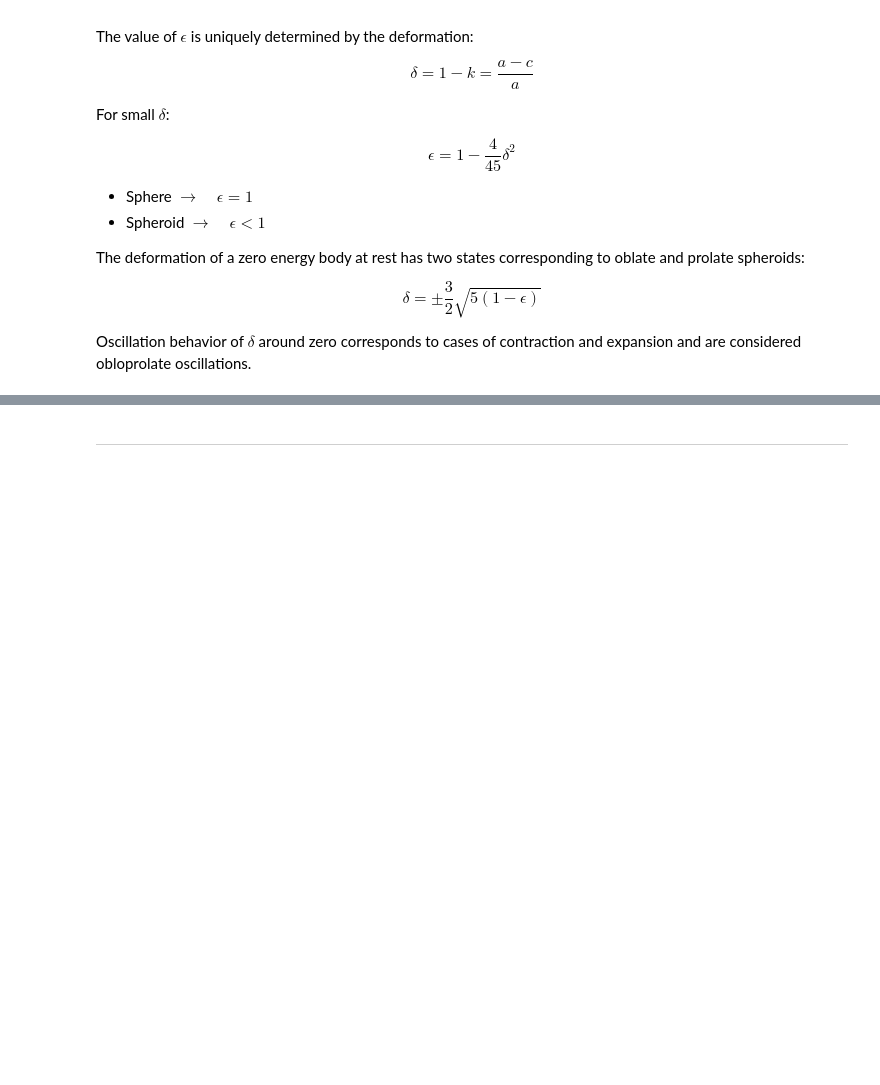
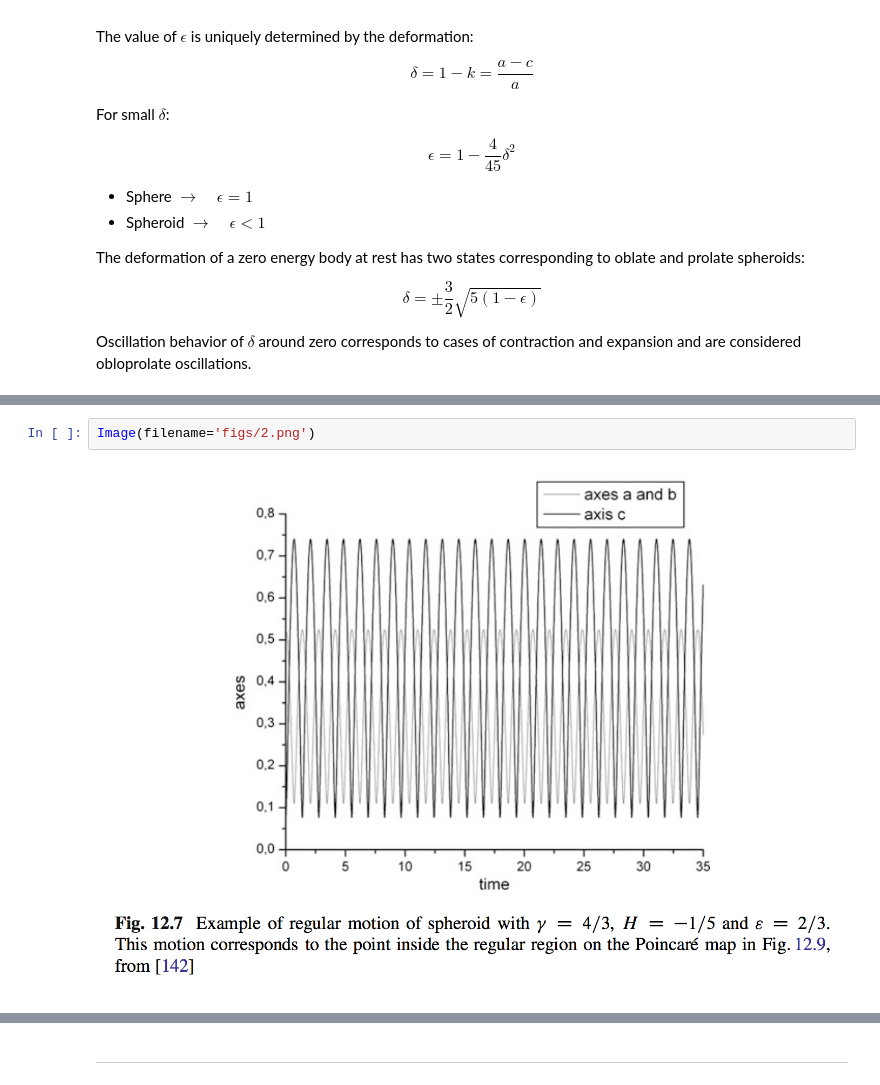
Before and after one commit to windju/dynamic_stabilization_nonspherical_bodies, a Jupyter notebook: mw_ams214_research.ipynb, the cells around one changed output, grey strips where cells are left out. Cells and saved outputs as stored; diff of their text form; blank space fills up the shorter version.

```diff
--- a/mw_ams214_research.ipynb
+++ b/mw_ams214_research.ipynb
@@ -292,0 +298,4 @@ Oscillation behavior of $\delta$ around zero corresponds to cases of contraction
+# %%
+Image(filename='figs/2.png')
+# %% [output]
+[figure, added]
```
Also changed, not shown: parts of 20 cells of this notebook.
